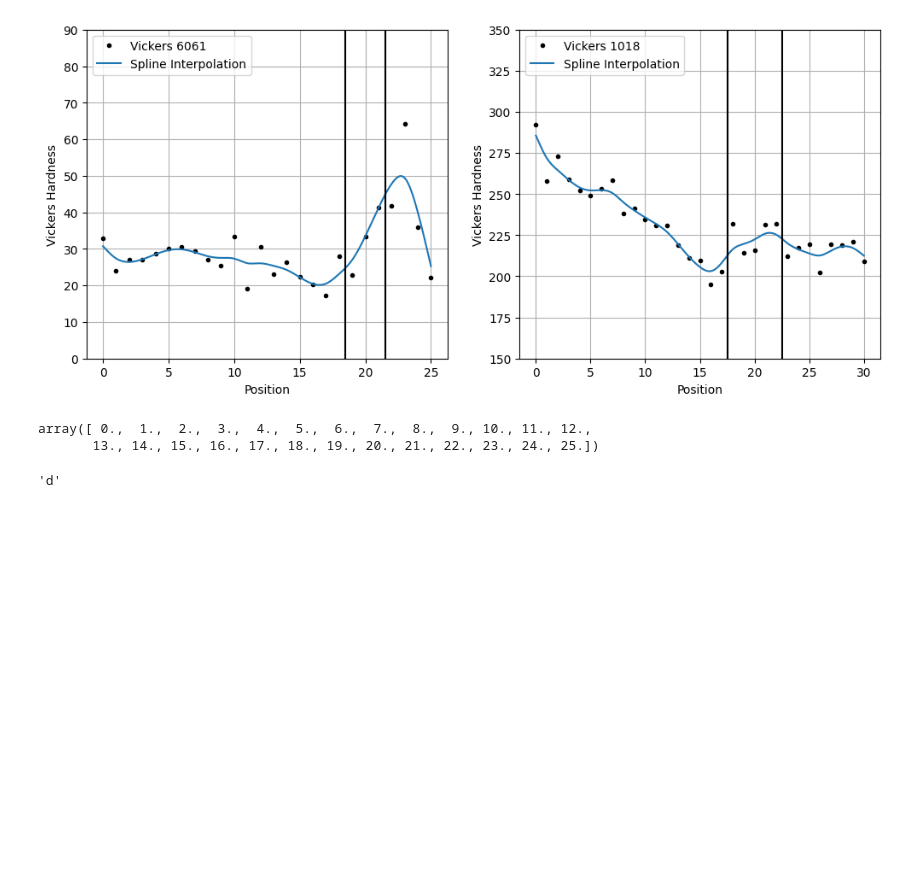
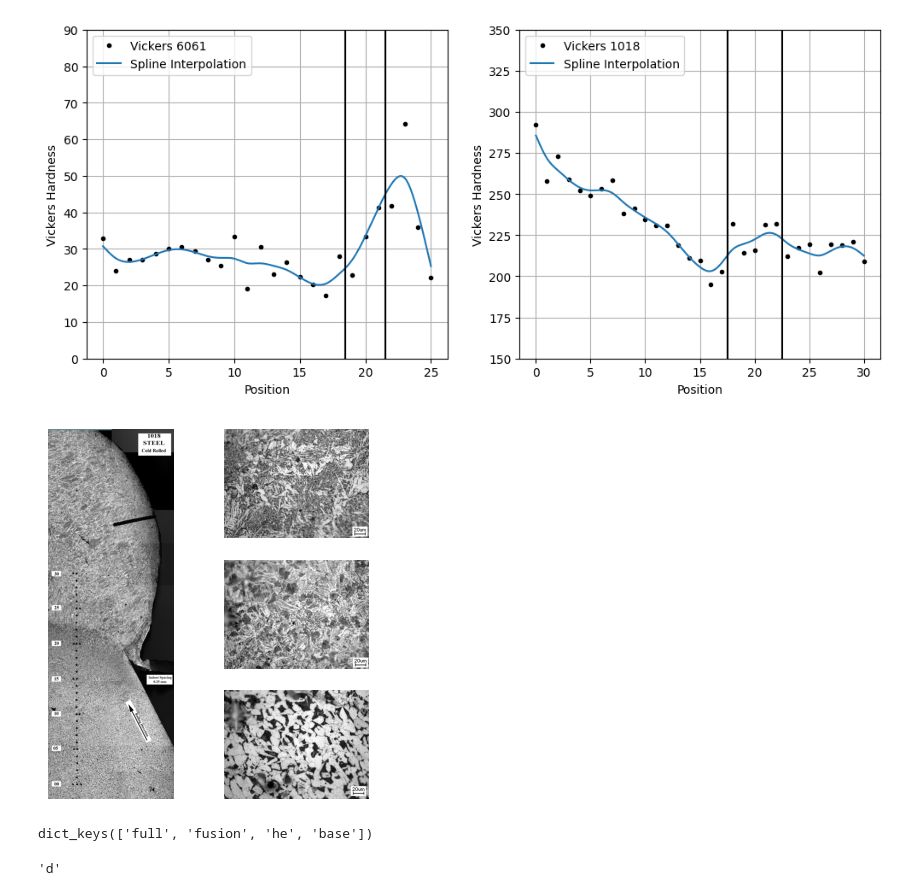
Before and after one commit to nglaser3/NPRE432_Materials, a Jupyter notebook: Lab7/Untitled.ipynb, the cells around one changed output. Drawn from its saved outputs; the diff is of its cells as text; code cells hidden in the pictures; blank space fills up the shorter version.

Commit message:
collage of micros

```diff
--- a/Lab7/Untitled.ipynb
+++ b/Lab7/Untitled.ipynb
@@ -189,10 +190,34 @@ print(f'1018 Vickers was {np.average(v1018)} \n\n6061 Vickers was {np.average(v6
 6061 Vickers was 29.378363052779825
 [figure]
 # %%
-dist
+fig,ax  = plt.subplot_mosaic([['full','fusion'],['full','he'],['full','base']], gridspec_kw={'wspace':-.4})
+full = img.imread('plots/1018full.jpg')
+fusion = img.imread('plots/1018f.jpg')
+he = img.imread('plots/1018he.jpg')
+base = img.imread('plots/1018base.jpg')
+imgs = [full,fusion,he,base]
+for image, plot in zip(imgs,ax.keys()):
+    ax[plot].imshow(image)
+    ax[plot].axis('off')
+fig.savefig('plots/1018microcollage.png',dpi=1200)
+plt.close()
+
+fig,ax  = plt.subplot_mosaic([['full','fusion'],['full','he'],['full','base']], gridspec_kw={'wspace':-.4})
+full = img.imread('plots/6061full.jpg')
+fusion = img.imread('plots/6061f.jpg')
+he = img.imread('plots/6061he.jpg')
+base = img.imread('plots/6061base.jpg')
+imgs = [full,fusion,he,base]
+for image, plot in zip(imgs,ax.keys()):
+    ax[plot].imshow(image)
+    ax[plot].axis('off')
+fig.savefig('plots/6061microcollage.png',dpi=1200)
 # %% [output]
-array([ 0.,  1.,  2.,  3.,  4.,  5.,  6.,  7.,  8.,  9., 10., 11., 12.,
-       13., 14., 15., 16., 17., 18., 19., 20., 21., 22., 23., 24., 25.])
+[figure, added]
+# %%
+ax.keys()
+# %% [output]
+dict_keys(['full', 'fusion', 'he', 'base'])
 # %%
 a = 'bcd'
 a.replace('bc','')
```
Also changed, not shown: parts of 1 cell of this notebook, 2 other files.
